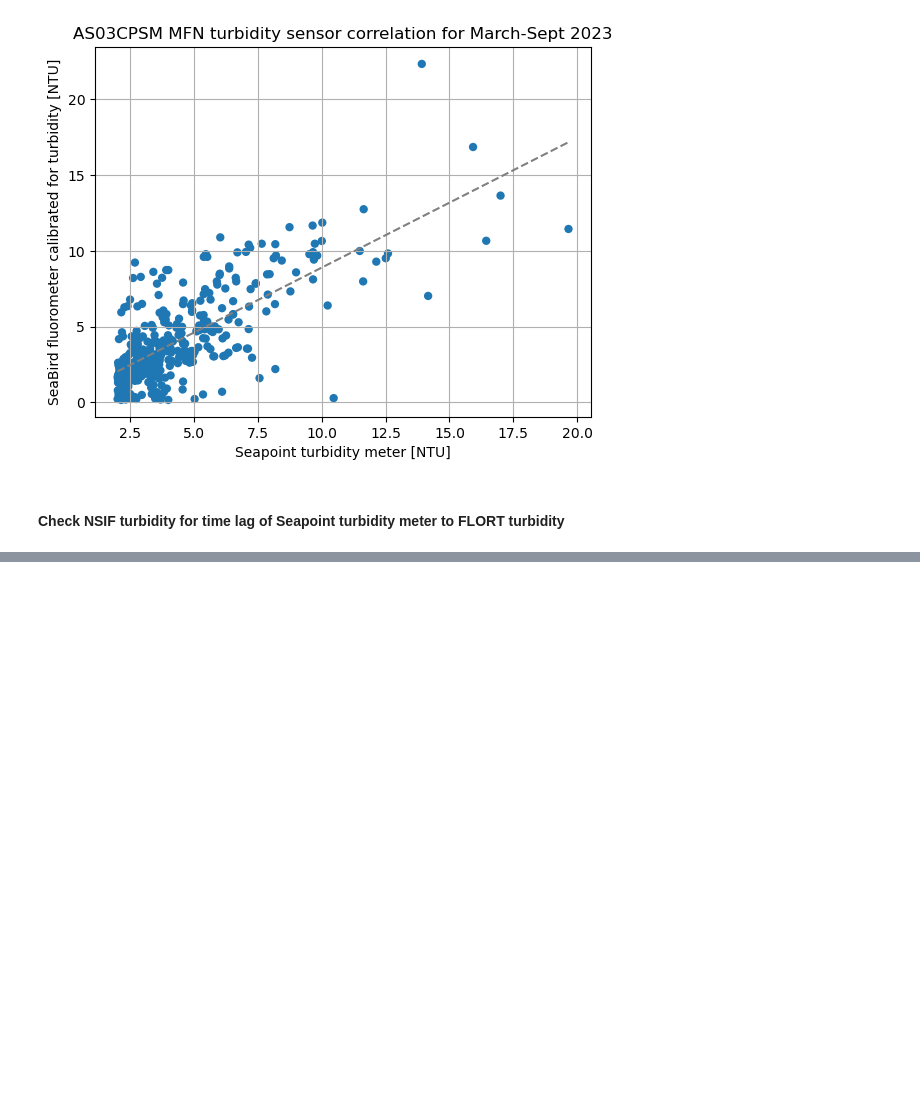
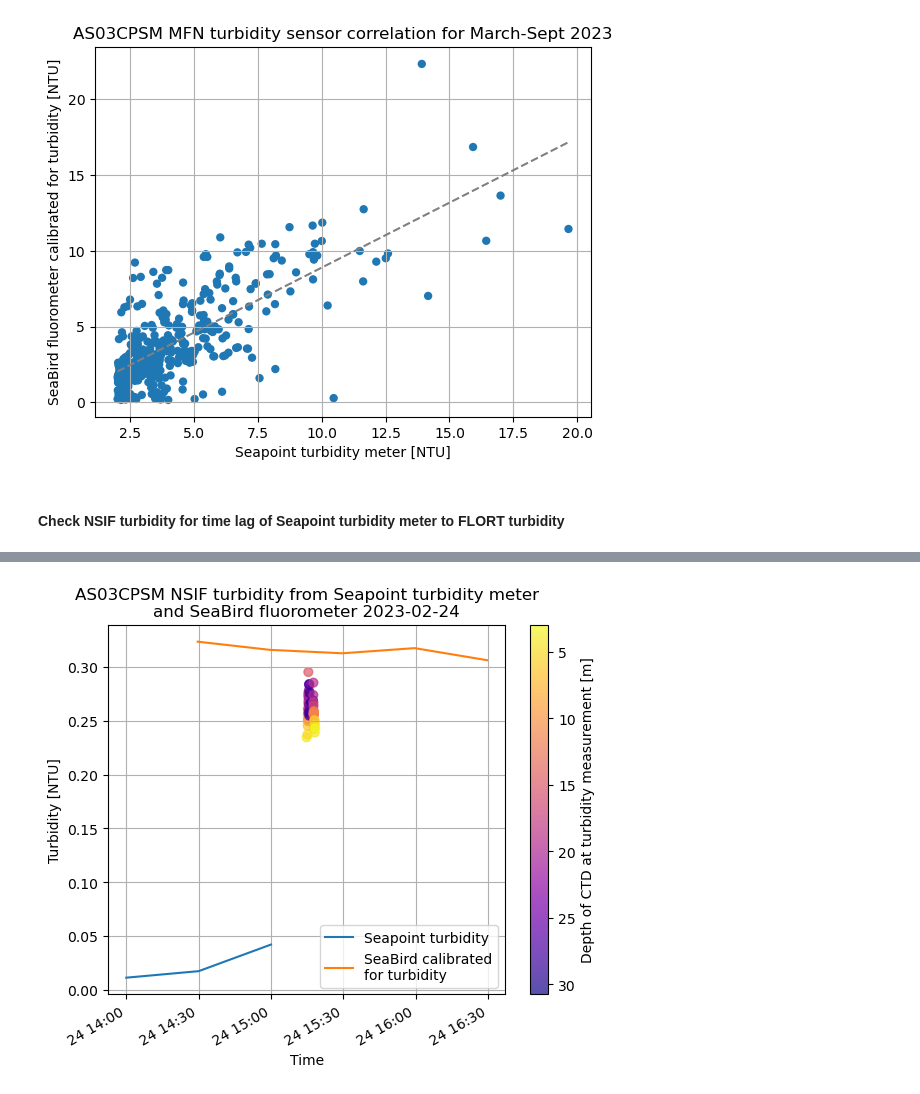
Before and after one commit to cooleyky/AST3, a Jupyter notebook: turbidity.ipynb, the cells around one changed output, grey strips where cells are left out. Drawn from its saved outputs; the diff is of its cells as text; code cells hidden in the pictures; blank space fills up the shorter version.

Commit message:
Compare cruise data with turbidity time series

```diff
--- a/turbidity.ipynb
+++ b/turbidity.ipynb
@@ -857,0 +884,9 @@ fig, ax = scatter_linreg(turbd2_events, flort2_events, "AS03CPSM MFN turbidity s
+# %%
+# We need to drop the first row, add the correct column names, convert time to an actual value, and set time as the index
+cast2_data = cast2_data.drop(index=0, axis=0)
+cast2_data.rename(columns={0: "time", 2: "depth", 11: "fluorescence", 12: "beam transmission", 13: "beam attenuation", 14: "turbidity"}, inplace=True)
+# %%
+# Convert "time" to a datetime object and set as index
+cast2_data.set_index(pd.to_datetime(cast2_data.time.astype(float), utc=True, unit="s", origin="2000-01-01T00:00:00"), inplace=True)
+cast2_data.drop("time", axis=1, inplace=True)
+# cast2_data
@@ -857,0 +912,6 @@ fig, ax = scatter_linreg(turbd2_events, flort2_events, "AS03CPSM MFN turbidity s
+# %%
+# Convert data frame to an xarray dataset
+cast2 = xr.Dataset(cast2_data)
+cast2 = cast2.astype(float)
+cast2 = cast2.assign_coords({"time": cast2_data.index.values})
+cast2
@@ -857,0 +929,21 @@ fig, ax = scatter_linreg(turbd2_events, flort2_events, "AS03CPSM MFN turbidity s
+# %%
+# Add scatter points of turbidity over short timeseries from NSIF
+turbd1_cruise = turbd1.sel(Time=slice("2023-02-24T14:00:00", "2023-02-24T16:30:00"))
+flort1_cruise = flort1_resample.sel(time=slice("2023-02-24T14:00:00", "2023-02-24T16:30:00"))
+# %%
+# Plot close-up of March 2023 with both TURBD1 and FLORT1 (burst median)
+fig, axs = plt.subplots(nrows=1, ncols=1, sharex=True)
+turbd1_cruise.plot.line(ax=axs, label="Seapoint turbidity")
+flort1_cruise.plot.line(ax=axs, label="SeaBird calibrated\nfor turbidity")
+cast_scatt = plt.scatter(cast2["time"], cast2["turbidity"], c=cast2["depth"], cmap=cm._colormaps["plasma_r"], edgecolors="face", s=40, alpha=0.7)
+axs.grid()
+axs.set_ylabel('Turbidity [NTU]')
+axs.set_xlabel('Time')
+cbar = plt.colorbar(label="Depth of CTD at turbidity measurement [m]")
+cbar.ax.invert_yaxis()
+plt.legend()
+axs.set_title(f'AS03CPSM NSIF turbidity from Seapoint turbidity meter\nand SeaBird fluorometer {turbd1_cruise["Time"][0].values:.10}')
+# plt.savefig('figures/AS03CPSM_TURBD1_FLORT1_Mar2023_timeseries_{today}.png'.format(today=date.today().strftime('%Y%m%d')))
+plt.show()
+# %% [output]
+[figure, added]
```
Also changed, not shown: parts of 8 cells of this notebook.
